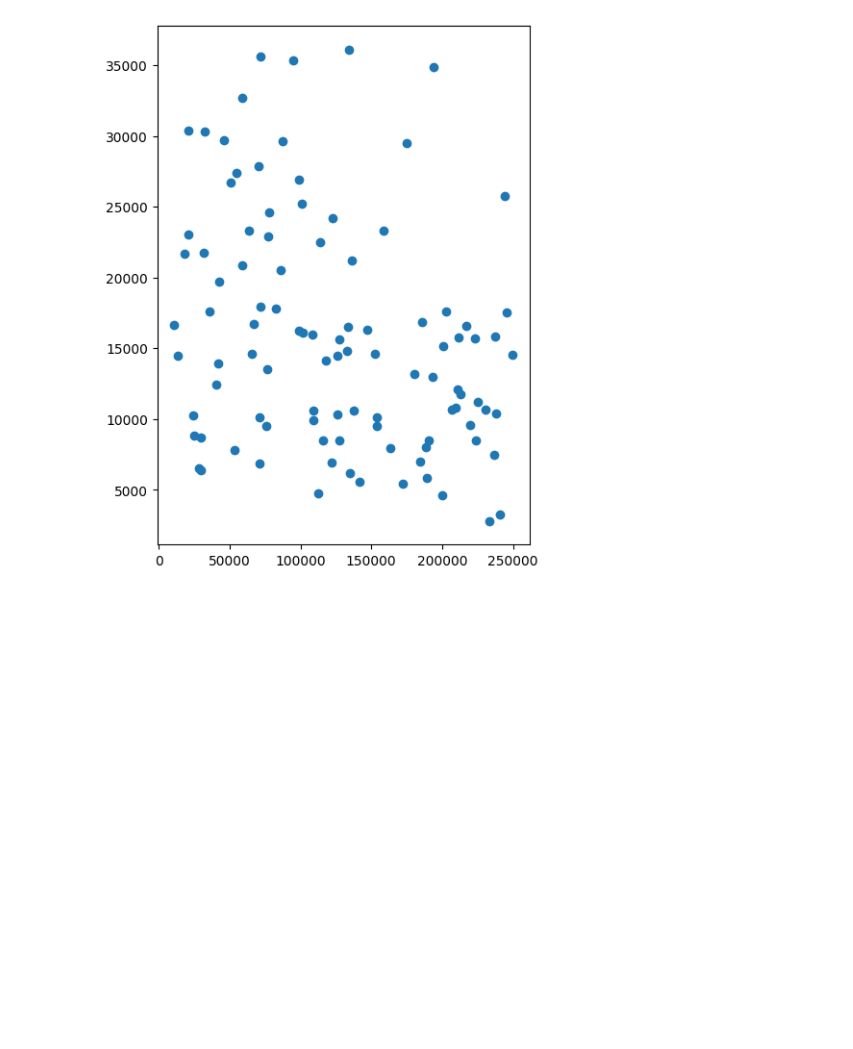
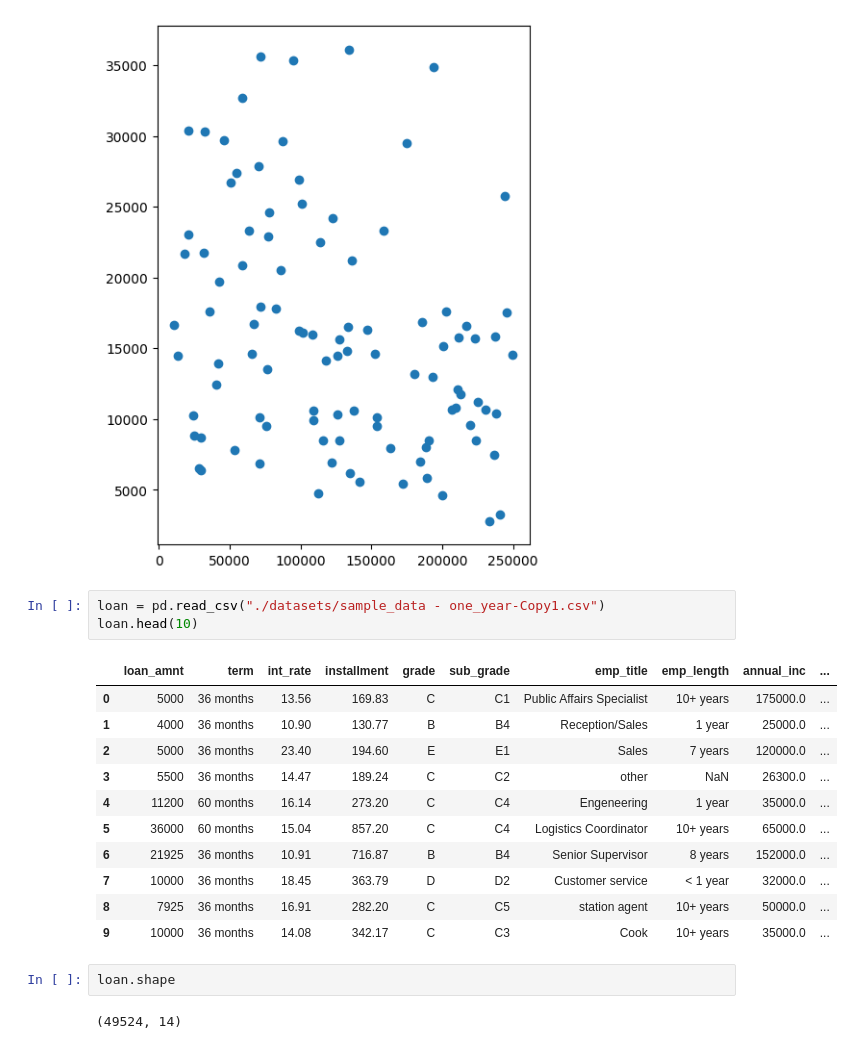
Before and after one commit to vengleab/2025-tgi-data-science_system-analysis-and-database-design, a Jupyter notebook: In-class-demo/05-data-visualization.ipynb, the cells around one changed output. Drawn from its saved outputs; the diff is of its cells as text; blank space fills up the shorter version.

```diff
--- a/In-class-demo/05-data-visualization.ipynb
+++ b/In-class-demo/05-data-visualization.ipynb
@@ -259,3 +258,22 @@ fig.set_figheight(7)
 fig.set_figwidth(5)
 # %% [output]
 [figure]
+# %%
+loan = pd.read_csv("./datasets/sample_data - one_year-Copy1.csv")
+loan.head(10)
+# %% [output]
+|  | loan_amnt | term | int_rate | installment | grade | sub_grade | emp_title | emp_length | annual_inc | ... |
+| 0 | 5000 | 36 months | 13.56 | 169.83 | C | C1 | Public Affairs Specialist | 10+ years | 175000.0 | ... |
+| 1 | 4000 | 36 months | 10.90 | 130.77 | B | B4 | Reception/Sales | 1 year | 25000.0 | ... |
+| 2 | 5000 | 36 months | 23.40 | 194.60 | E | E1 | Sales | 7 years | 120000.0 | ... |
+| 3 | 5500 | 36 months | 14.47 | 189.24 | C | C2 | other | NaN | 26300.0 | ... |
+| 4 | 11200 | 60 months | 16.14 | 273.20 | C | C4 | Engeneering | 1 year | 35000.0 | ... |
+| 5 | 36000 | 60 months | 15.04 | 857.20 | C | C4 | Logistics Coordinator | 10+ years | 65000.0 | ... |
+| 6 | 21925 | 36 months | 10.91 | 716.87 | B | B4 | Senior Supervisor | 8 years | 152000.0 | ... |
+| 7 | 10000 | 36 months | 18.45 | 363.79 | D | D2 | Customer service | < 1 year | 32000.0 | ... |
+| 8 | 7925 | 36 months | 16.91 | 282.20 | C | C5 | station agent | 10+ years | 50000.0 | ... |
+| 9 | 10000 | 36 months | 14.08 | 342.17 | C | C3 | Cook | 10+ years | 35000.0 | ... |
+# %%
+loan.shape
+# %% [output]
+(49524, 14)
```
Also changed, not shown: parts of 1 cell of this notebook.
